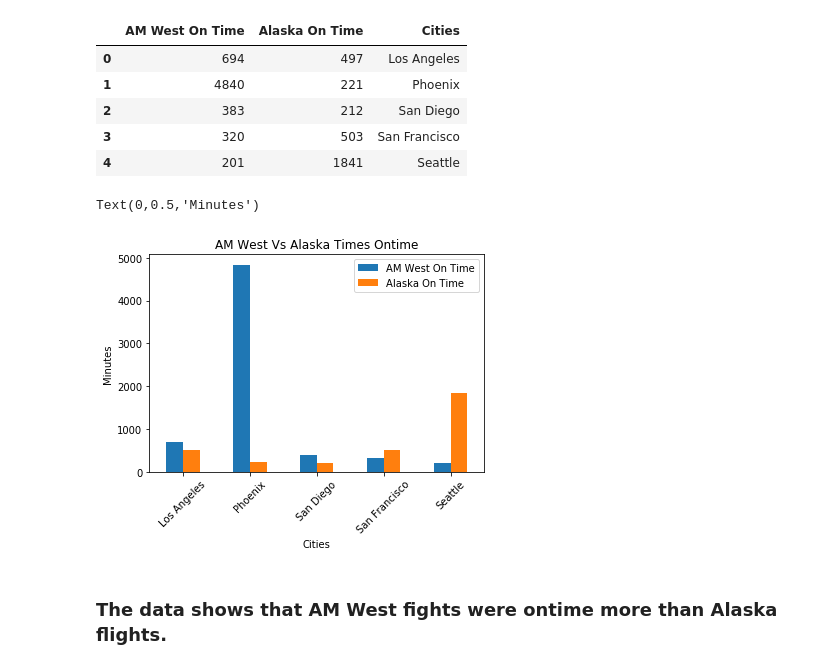
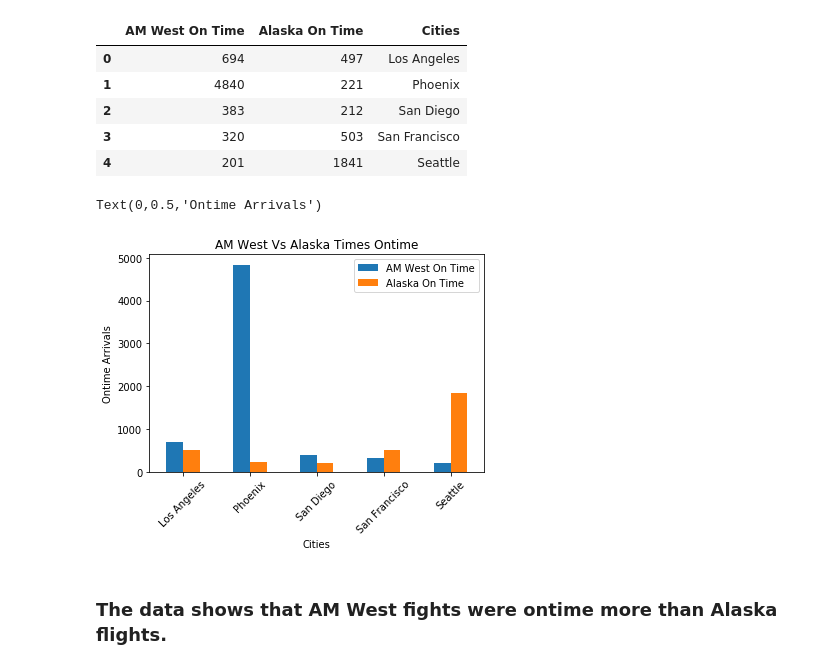
Before and after one commit to jcw333/Project-1, a Jupyter notebook: Project 1.2.ipynb, the cells around one changed output. Cells and saved outputs as stored; diff of their text form; code cells hidden in the pictures.

```diff
--- a/Project 1.2.ipynb
+++ b/Project 1.2.ipynb
@@ -73,10 +73,10 @@ Ontime.head()
 # %%
 chart2 = Ontime.plot(x='Cities', kind='bar', rot = 45)
 plt.title('AM West Vs Alaska Times Ontime')
 chart2.set_xlabel("Cities")
-chart2.set_ylabel("Minutes")
+chart2.set_ylabel("Ontime Arrivals")
 # %% [output]
-Text(0,0.5,'Minutes')
+Text(0,0.5,'Ontime Arrivals')
-[figure, old version]
+[figure, new version]
 # %% [markdown]
 ### The data shows that AM West fights were ontime more than Alaska flights.
```
Also changed, not shown: parts of 1 cell of this notebook.
